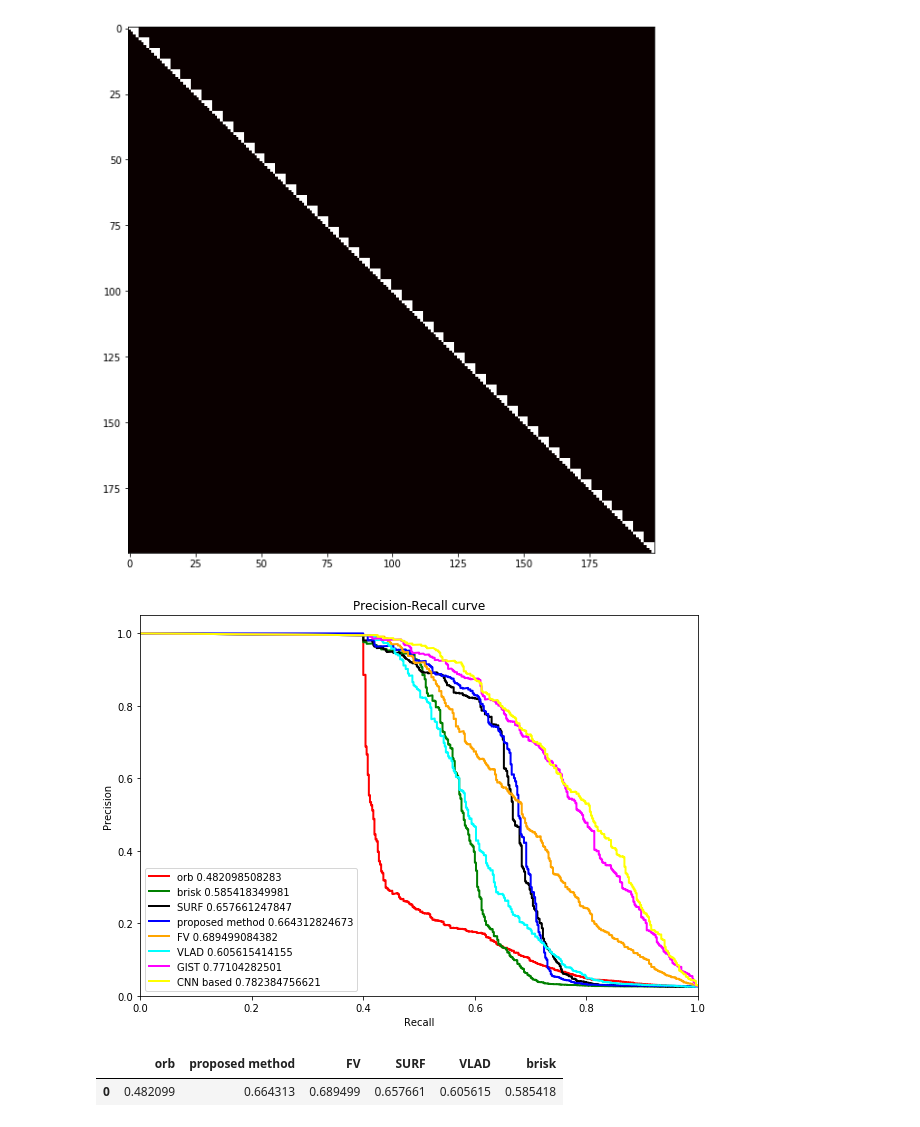
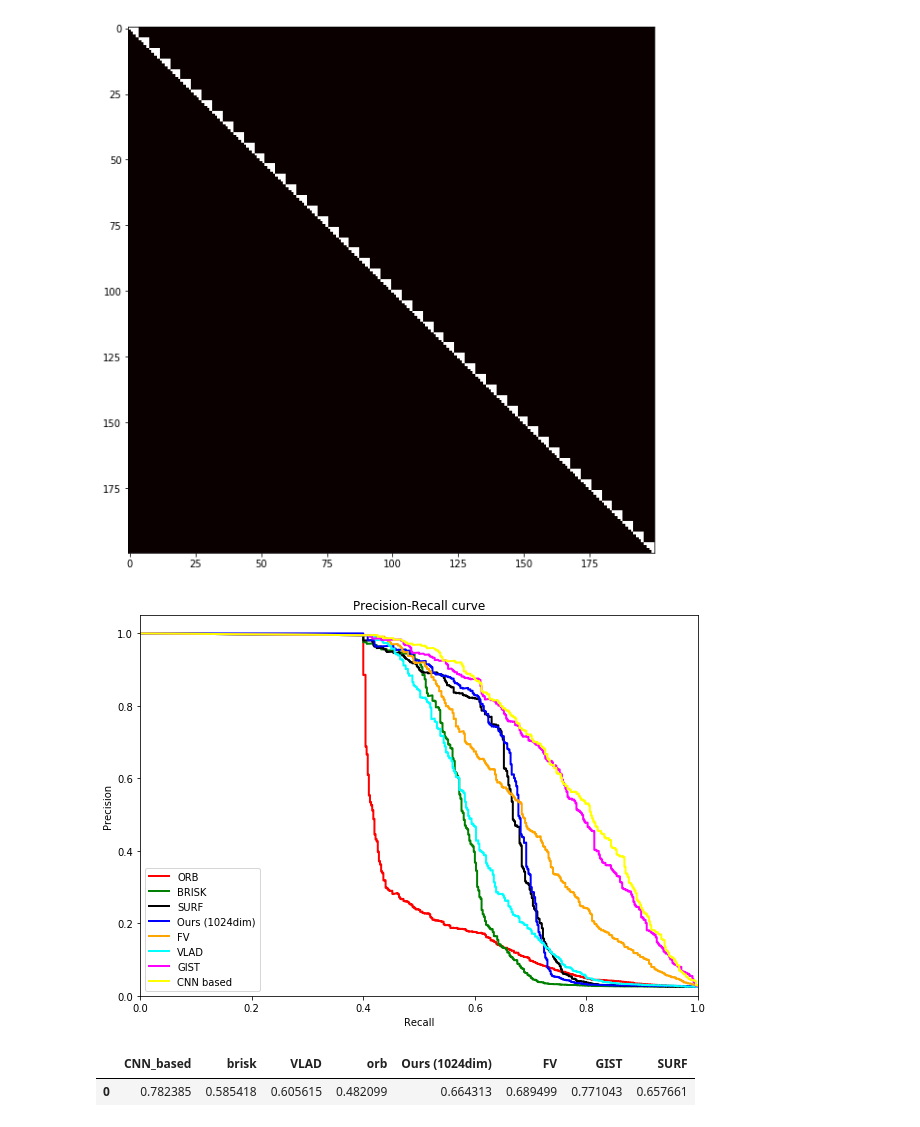
Before and after one commit to JustWon/LC_Result_Analysis, a Jupyter notebook: 20171007 Experiment for KA-East.ipynb, the cells around one changed output. Saved outputs shown, nothing was run; the diff lists cells and outputs as text; code cells hidden in the pictures.

```diff
--- a/20171007 Experiment for KA-East.ipynb
+++ b/20171007 Experiment for KA-East.ipynb
@@ -117,53 +117,57 @@ for testcase in testcases:
 plt.figure(figsize=(10,7))
 plt.clf()
 for curve, color in zip(curve_results, ['red','green','black','blue']):
-    plt.plot(curve[0][1], curve[0][0], lw=2, color=color, label=curve[1]['exp_method']  + " "+  str(curve[0][2]))
-    ap_results[curve[1]['exp_method']] = curve[0][2]
+    if (curve[1]['exp_method'] == 'proposed method'):
+        plt.plot(curve[0][1], curve[0][0], lw=2, color=color, label='Ours (1024dim)')
+        ap_results['Ours (1024dim)'] = curve[0][2]
+    else:
+        plt.plot(curve[0][1], curve[0][0], lw=2, color=color, label=curve[1]['exp_method'].upper())
+        ap_results[curve[1]['exp_method']] = curve[0][2]
 
 
 # ## whole image descriptor based method
 mat_contents = sio.loadmat('vlfeat_results/20171006/FV_KA(East)_corr_matrix.mat')
 corr_matrix = mat_contents['corr_matrix']
 FV_result = PrecisionRecallCurve(GT_corr_mat, corr_matrix)
-plt.plot(FV_result[1], FV_result[0], lw=2, color='orange', label='FV' + " "+  str(FV_result[2]))
+plt.plot(FV_result[1], FV_result[0], lw=2, color='orange', label='FV')
 ap_results['FV'] = FV_result[2]
 
 # CC, vlfeat, VLAD
 mat_contents = sio.loadmat('vlfeat_results/20171006/vlad_KA(East)_corr_matrix.mat')
 corr_matrix = mat_contents['corr_matrix']
 vlad_result = PrecisionRecallCurve(GT_corr_mat, corr_matrix)
-plt.plot(vlad_result[1], vlad_result[0], lw=2, color='cyan', label='VLAD' + " "+  str(vlad_result[2]))
+plt.plot(vlad_result[1], vlad_result[0], lw=2, color='cyan', label='VLAD')
 ap_results['VLAD'] = vlad_result[2]
 
 mat_contents = sio.loadmat('gistdesc_results/gistdesc_KA(East).mat')
 corr_matrix = mat_contents['est_corr_mat']
 gist_result = PrecisionRecallCurve(GT_corr_mat, corr_matrix)
-plt.plot(gist_result[1], gist_result[0], lw=2, color='magenta', label='GIST' + " "+  str(gist_result[2]))
+plt.plot(gist_result[1], gist_result[0], lw=2, color='magenta', label='GIST')
 ap_results['GIST'] = gist_result[2]
 
 corr_matrix = np.loadtxt('cnnbased_results/cnnbased_KA(East).txt')
 cnnbased_result = PrecisionRecallCurve(GT_corr_mat, corr_matrix)
-plt.plot(cnnbased_result[1], cnnbased_result[0], lw=2, color='yellow', label='CNN based' + " "+  str(cnnbased_result[2]))
+plt.plot(cnnbased_result[1], cnnbased_result[0], lw=2, color='yellow', label='CNN based')
 ap_results['CNN_based'] = cnnbased_result[2]
 
 
 # mat_contents = sio.loadmat('vlfeat_results/20171006/bovw_NC_corr_matrix.mat')
 # corr_matrix = mat_contents['corr_matrix']
 # vlad_result = PrecisionRecallCurve(GT_corr_mat, corr_matrix)
 # plt.plot(vlad_result[1], vlad_result[0], lw=2, color='magenta', label='SIFT (vlfeat)'+ " "+  str(vlad_result[2]))
 
 
 plt.xlabel('Recall')
 plt.ylabel('Precision')
 plt.ylim([0.0, 1.05])
 plt.xlim([0.0, 1.0])
 plt.title('Precision-Recall curve')
 plt.legend(loc="lower left")
 plt.show()
 # %% [output]
-[figure, old version]
+[figure, new version]
 # %%
 DataFrame([ap_results], columns=ap_results.keys())
 # %% [output]
-|  | orb | proposed method | FV | SURF | VLAD | brisk |
-| 0 | 0.482099 | 0.664313 | 0.689499 | 0.657661 | 0.605615 | 0.585418 |
+|  | CNN_based | brisk | VLAD | orb | Ours (1024dim) | FV | GIST | SURF |
+| 0 | 0.782385 | 0.585418 | 0.605615 | 0.482099 | 0.664313 | 0.689499 | 0.771043 | 0.657661 |
```
Also changed, not shown: 1 other file.
